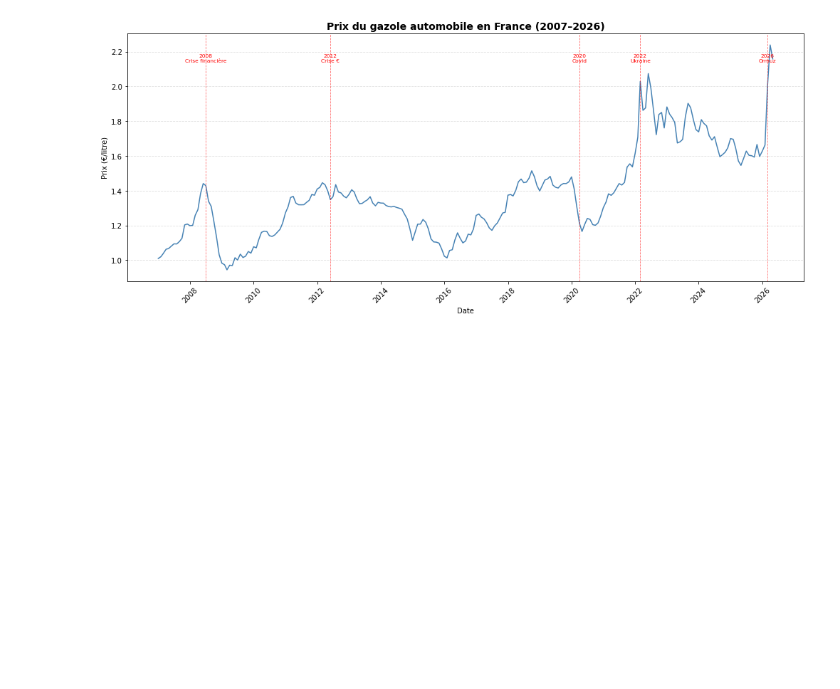
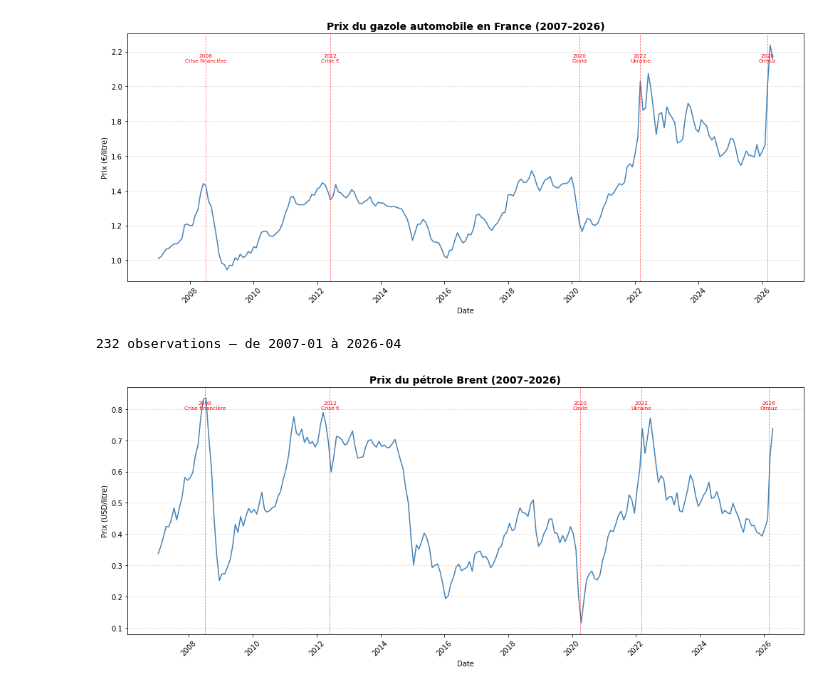
Before and after one commit to Solinegit/Projet_Gazole, a Jupyter notebook: exploitation.ipynb, the cells around one changed output. Saved outputs shown, nothing was run; the diff lists cells and outputs as text; code cells hidden in the pictures; blank space fills up the shorter version.

Commit message:
graphique pétrole

```diff
--- a/exploitation.ipynb
+++ b/exploitation.ipynb
@@ -107,3 +107,62 @@ plt.tight_layout()
 plt.show()
 # %% [output]
 [figure]
+# %%
+import pandas as pd
+
+# Chargement du fichier EIA
+df = pd.read_excel('prix_baril.xls', engine='xlrd', skiprows=2, header=0)
+df.columns = ['Date', 'Brent_USD_barrel']
+
+# Conversion date et filtre 2007-aujourd'hui
+df['Date'] = pd.to_datetime(df['Date'])
+df = df[df['Date'] >= '2007-01-01'].reset_index(drop=True)
+
+# Conversion baril → litre (1 baril = 158.987 litres)
+df['Brent_USD_litre'] = (df['Brent_USD_barrel'] / 158.987).round(4)
+
+# Export CSV avec uniquement les colonnes utiles
+df[['Date', 'Brent_USD_litre']].to_csv('brent_usd_litre.csv', index=False)
+
+print(f"{len(df)} observations — de {df['Date'].dt.to_period('M').iloc[0]} à {df['Date'].dt.to_period('M').iloc[-1]}")
+# %% [output]
+232 observations — de 2007-01 à 2026-04
+# %%
+import pandas as pd
+import matplotlib.pyplot as plt
+import matplotlib.dates as mdates
+
+# Chargement
+df = pd.read_csv('brent_usd_litre.csv', parse_dates=['Date'])
+
+# Graphique
+fig, ax = plt.subplots(figsize=(14, 6))
+
+ax.plot(df['Date'], df['Brent_USD_litre'], color='steelblue', linewidth=1.5)
+
+# Annotations des événements clés (mêmes que ton graphique diesel)
+evenements = {
+    '2008\nCrise financière': '2008-07-01',
+    '2012\nCrise €': '2012-06-01',
+    '2020\nCovid': '2020-04-01',
+    '2022\nUkraine': '2022-03-01',
+    '2026\nOrmuz': '2026-03-01',
+}
+
+for label, date in evenements.items():
+    ax.axvline(pd.to_datetime(date), color='red', linestyle='--', linewidth=0.8, alpha=0.6)
+    ax.text(pd.to_datetime(date), ax.get_ylim()[1] * 0.95, label,
+            fontsize=7.5, color='red', ha='center', va='top')
+
+# Mise en forme
+ax.set_title('Prix du pétrole Brent (2007–2026)', fontsize=14, fontweight='bold')
+ax.set_xlabel('Date')
+ax.set_ylabel('Prix (USD/litre)')
+ax.xaxis.set_major_formatter(mdates.DateFormatter('%Y'))
+ax.xaxis.set_major_locator(mdates.YearLocator(2))
+ax.grid(axis='y', linestyle='--', alpha=0.4)
+plt.xticks(rotation=45)
+plt.tight_layout()
+plt.show()
+# %% [output]
+[figure, added]
```
